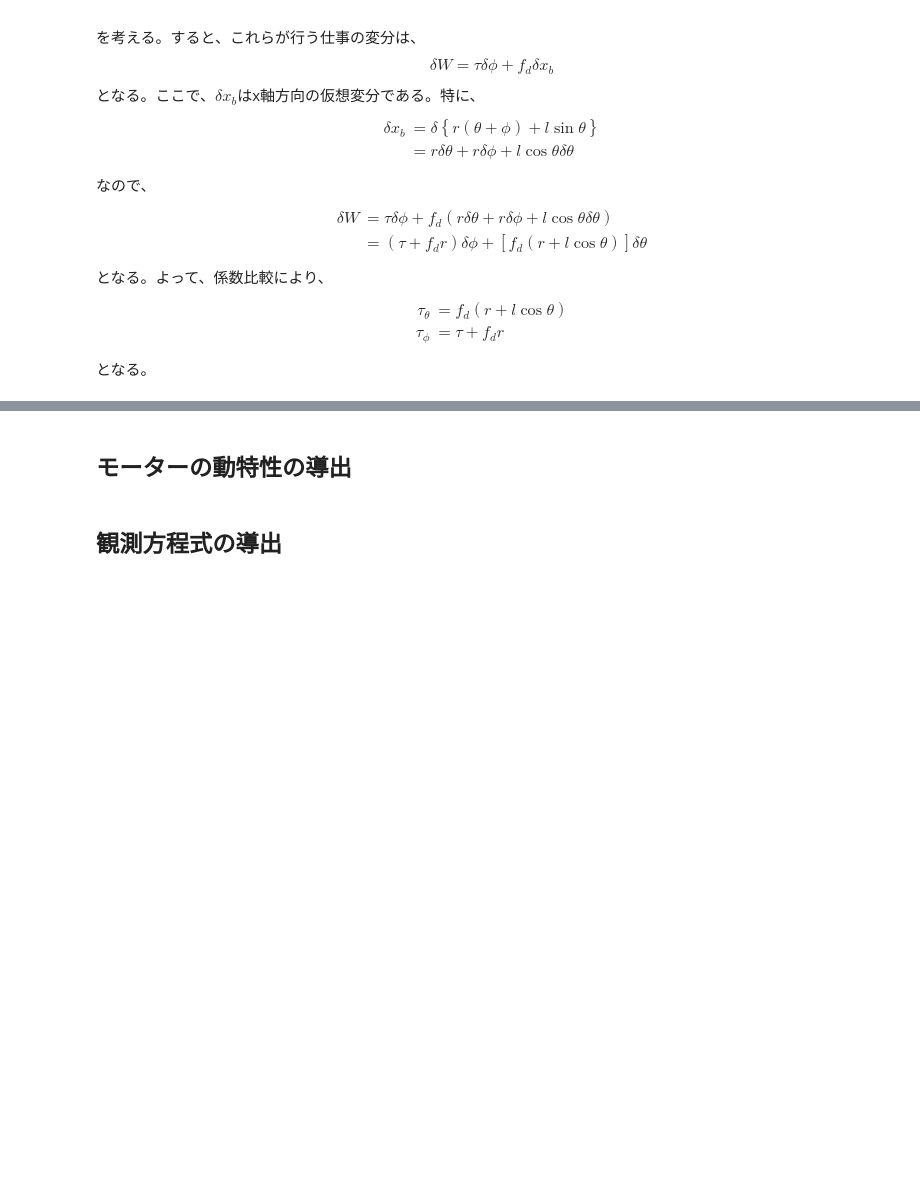
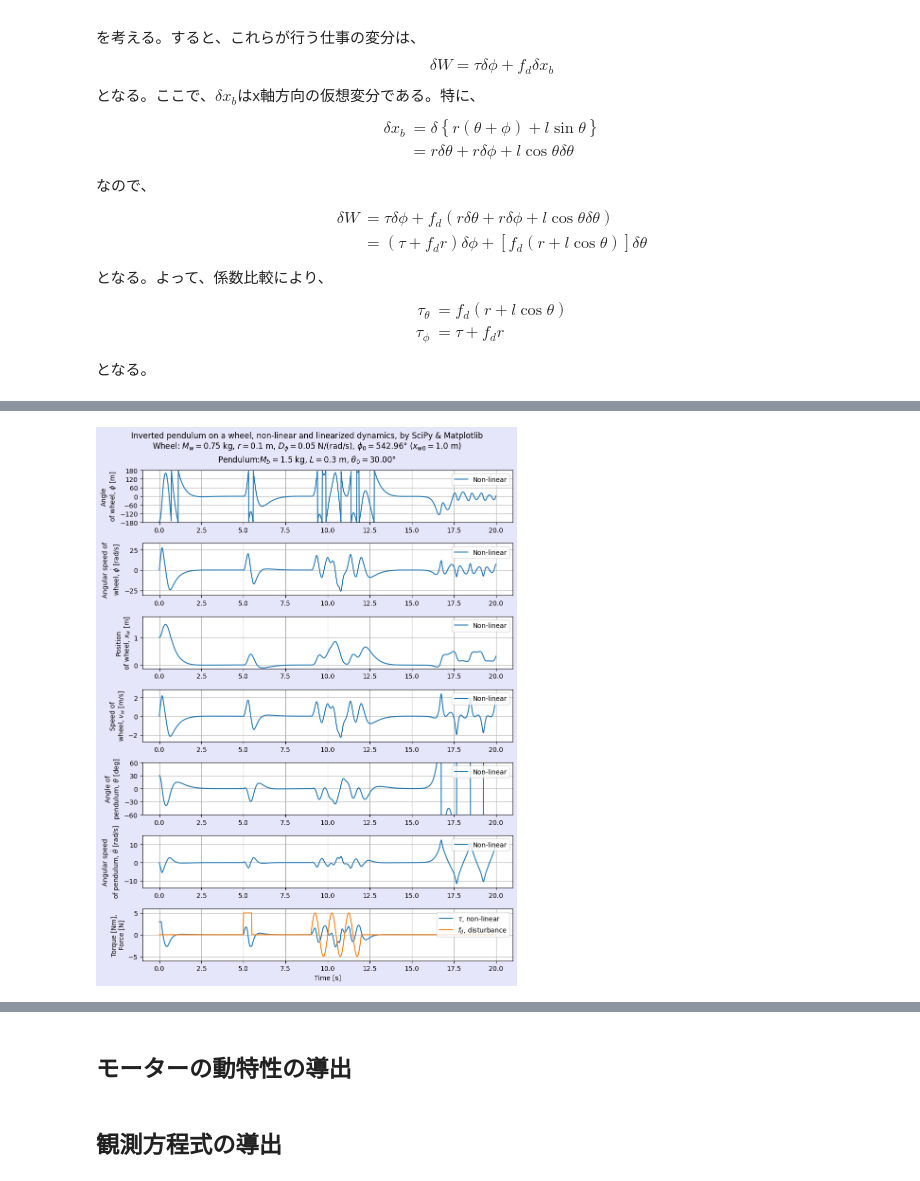
Before and after one commit to HoneyMack/wheel_inverted_pendulum, a Jupyter notebook: simlator.ipynb, the cells around one changed output, grey strips where cells are left out. Cells and saved outputs as stored; diff of their text form; code cells hidden in the pictures; blank space fills up the shorter version.

```diff
--- a/simlator.ipynb
+++ b/simlator.ipynb
@@ -255,0 +432,14 @@ $$
+# %%
+# NumPy array for time
+t_end = 20                        # Time to end simulation, s
+dt = 0.01                         # Time slice, s
+_t = np.arange(0, t_end, dt)      # Time array
+
+# Initial conditions
+theta_0 = np.radians(30)          # Initial pendulum angle, rad
+x_w0 = 1                          # Initial wheel positon, m
+phi_0 = x_w0 / r - theta_0       # Initial wheel angle with respect to pendulum
+x0 = [theta_0,phi_0 ,0, 0]       # Initial state
+
+# Now solve it, non-linear
+sol = solve_ivp(func, [0, t_end], x0, t_eval = _t)
@@ -255,0 +467,75 @@ $$
+# %%
+# ------------------------------------------------
+# Time domain plots
+# ------------------------------------------------
+
+# Figure
+plt.rcParams["font.size"] = 10
+fig, ax = plt.subplots(7, 1, figsize = (9, 12))
+fig.patch.set_facecolor('lavender')
+fig.suptitle(f'Inverted pendulum on a wheel, non-linear and linearized dynamics, by SciPy & Matplotlib\nWheel: $M_w = {M_w}$ kg, $r = {r}$ m, $D_\\phi = {D_phi}$ N/(rad/s), $\\phi_0 = {np.degrees(phi_0):.2f}\degree$ ($x_{{w0}} = {r * (theta_0 + phi_0):.1f}$ m)\nPendulum:$M_b = {M_b}$ kg, $L = {L}$ m, $\\theta_0 = {np.degrees(theta_0):.2f}\degree$')
+
+# Plot wheel angle
+ax[0].plot(_t, np.degrees(_phi), label = 'Non-linear')
+# ax[0].plot(_t, np.degrees(_phi_lin), ls = '--', label = 'Linearized')
+ax[0].set_ylim(np.min(np.degrees(_phi)) * 1.2, np.max(np.degrees(_phi)) * 1.2)
+ax[0].set_ylim(-180, 180)
+ax[0].set_yticks(range(-180, 240, 60))
+ax[0].set_ylabel('Angle\nof wheel, $\phi$ [m]')
+ax[0].legend(loc = 'upper right')
+ax[0].grid()
+
+# Plot angular speed of wheel
+ax[1].plot(_t, _phi_dot, label = 'Non-linear')
+# ax[1].plot(_t, _phi_dot_lin, ls = '--', label = 'Linearized')
+ax[1].set_ylim(np.min(_phi_dot) * 1.2, np.max(_phi_dot) * 1.2)
+ax[1].set_ylabel('Angular speed of\nwheel, $\dot{\phi}$ [rad/s]')
+ax[1].legend(loc = 'upper right')
+ax[1].grid()
+
+# Plot wheel position
+ax[2].plot(_t, _x_w, label = 'Non-linear')
+# ax[2].plot(_t, _x_w_lin, ls = '--', label = 'Linearized')
+ax[2].set_ylim(np.min(_x_w) * 1.2, np.max(_x_w) * 1.2)
+ax[2].set_ylabel('Position\nof wheel, $x_{w}$ [m]')
+ax[2].legend(loc = 'upper right')
+ax[2].grid()
+
+# Plot speed of wheel
+ax[3].plot(_t, _v_w, label = 'Non-linear')
+# ax[3].plot(_t, _v_w_lin, ls = '--', label = 'Linearized')
+ax[3].set_ylim(np.min(_v_w) * 1.2, np.max(_v_w) * 1.2)
+ax[3].set_ylabel('Speed of\nwheel, $v_{w}$ [m/s]')
+ax[3].legend(loc = 'upper right')
+ax[3].grid()
+
+# Plot angle of pendulum
+ax[4].plot(_t, np.degrees(_theta), label = 'Non-linear')
+# ax[4].plot(_t, np.degrees(_theta_lin), ls = '--', label = 'Linearized')
+ax[4].set_ylabel('Angle of\npendulum, $\\theta$ [deg]')
+ax[4].set_ylim(-60, 60)
+ax[4].set_yticks(range(-60, 90, 30))
+ax[4].legend(loc = 'upper right')
+ax[4].grid()
+
+# Plot angular speed of pendulum
+ax[5].plot(_t, _theta_dot, label = 'Non-linear')
+# ax[5].plot(_t, _theta_dot_lin, ls = '--', label = 'Linearized')
+ax[5].set_ylim(np.min(_theta_dot) * 1.2, np.max(_theta_dot) * 1.2)
+ax[5].set_ylabel('Angular speed\nof pendulum, $\dot{\\theta}$ [rad/s]')
+ax[5].legend(loc = 'upper right')
+ax[5].grid()
+
+# Control torque
+ax[6].plot(_t, _tau_cont, label = '$\\tau$, non-linear')
+# ax[6].plot(_t, _tau_cont_lin, ls = '--', label = '$\\tau$, linearized')
+ax[6].plot(_t, _f_d, label = '$f_{d}$, disturbance')
+ax[6].set_ylim(np.min([_tau_cont, _f_d]) * 1.2, np.max([_tau_cont, _f_d]) * 1.2)
+ax[6].set_xlabel('Time [s]')
+ax[6].set_ylabel('Torque [Nm],\nForce [N]')
+ax[6].legend(loc = 'upper right')
+ax[6].grid()
+
+fig.tight_layout()
+# %% [output]
+[figure, added]
```
Also changed, not shown: parts of 7 cells of this notebook.
